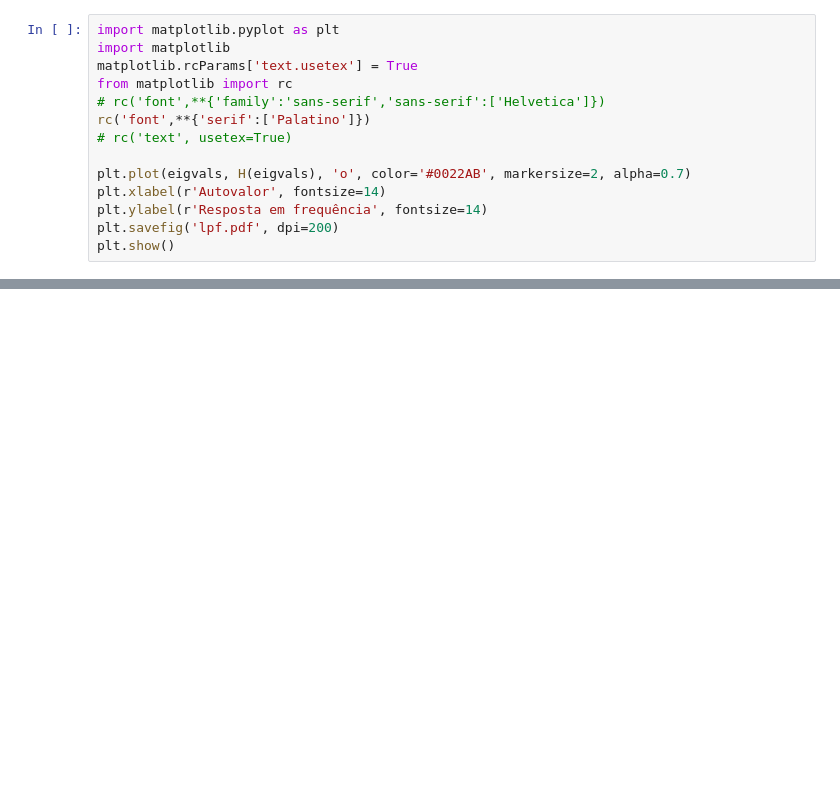
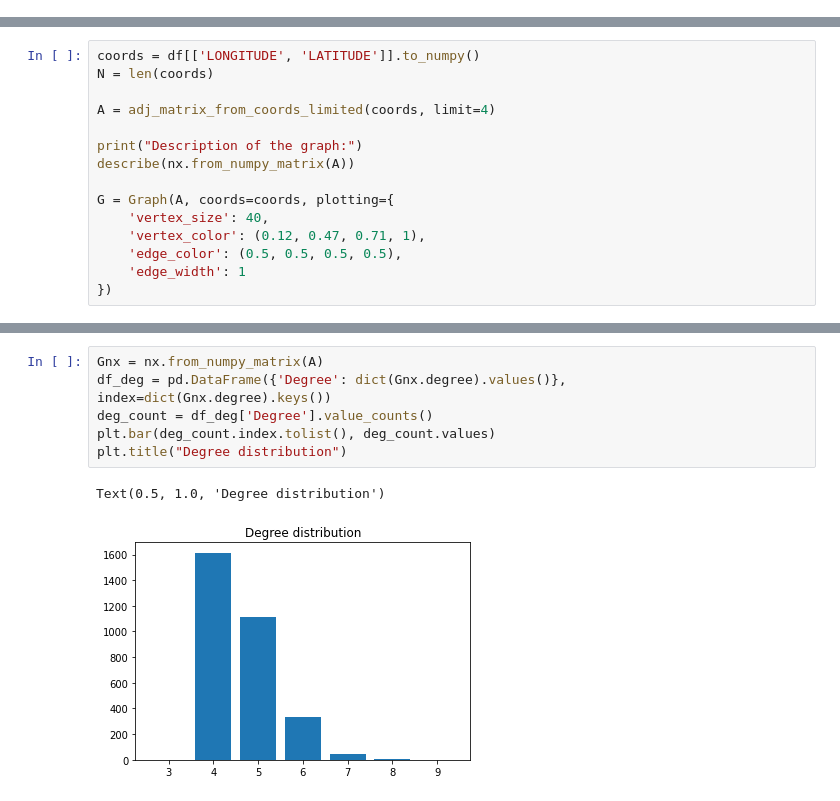
Before and after one commit to gboaviagem/data-estimation-gsp, a Jupyter notebook: solutions/ex2.ipynb, the cells around one changed output, grey strips where cells are left out. Drawn from its saved outputs; the diff is of its cells as text; blank space fills up the shorter version.

```diff
--- a/solutions/ex2.ipynb
+++ b/solutions/ex2.ipynb
@@ -228,14 +0,0 @@ pio.write_image(fig03, 'fig03.pdf', validate=True, engine='kaleido')
-# %%
-import matplotlib.pyplot as plt
-import matplotlib
-matplotlib.rcParams['text.usetex'] = True
-from matplotlib import rc
-# rc('font',**{'family':'sans-serif','sans-serif':['Helvetica']})
-rc('font',**{'serif':['Palatino']})
-# rc('text', usetex=True)
-
-plt.plot(eigvals, H(eigvals), 'o', color='#0022AB', markersize=2, alpha=0.7)
-plt.xlabel(r'Autovalor', fontsize=14)
-plt.ylabel(r'Resposta em frequência', fontsize=14)
-plt.savefig('lpf.pdf', dpi=200)
-plt.show()
@@ -291,0 +25,15 @@ print(f"MSE of s_hat (at all samples): {np.mean((s - s_hat)**2)}")
+# %%
+coords = df[['LONGITUDE', 'LATITUDE']].to_numpy()
+N = len(coords)
+
+A = adj_matrix_from_coords_limited(coords, limit=4)
+
+print("Description of the graph:")
+describe(nx.from_numpy_matrix(A))
+
+G = Graph(A, coords=coords, plotting={
+    'vertex_size': 40,
+    'vertex_color': (0.12, 0.47, 0.71, 1),
+    'edge_color': (0.5, 0.5, 0.5, 0.5),
+    'edge_width': 1
+})
@@ -291,0 +50,9 @@ print(f"MSE of s_hat (at all samples): {np.mean((s - s_hat)**2)}")
+# %%
+Gnx = nx.from_numpy_matrix(A)
+df_deg = pd.DataFrame({'Degree': dict(Gnx.degree).values()}, index=dict(Gnx.degree).keys())
+deg_count = df_deg['Degree'].value_counts()
+plt.bar(deg_count.index.tolist(), deg_count.values)
+plt.title("Degree distribution")
+# %% [output]
+Text(0.5, 1.0, 'Degree distribution')
+[figure, added]
```
Also changed, not shown: parts of 38 cells of this notebook, 3 other files.
